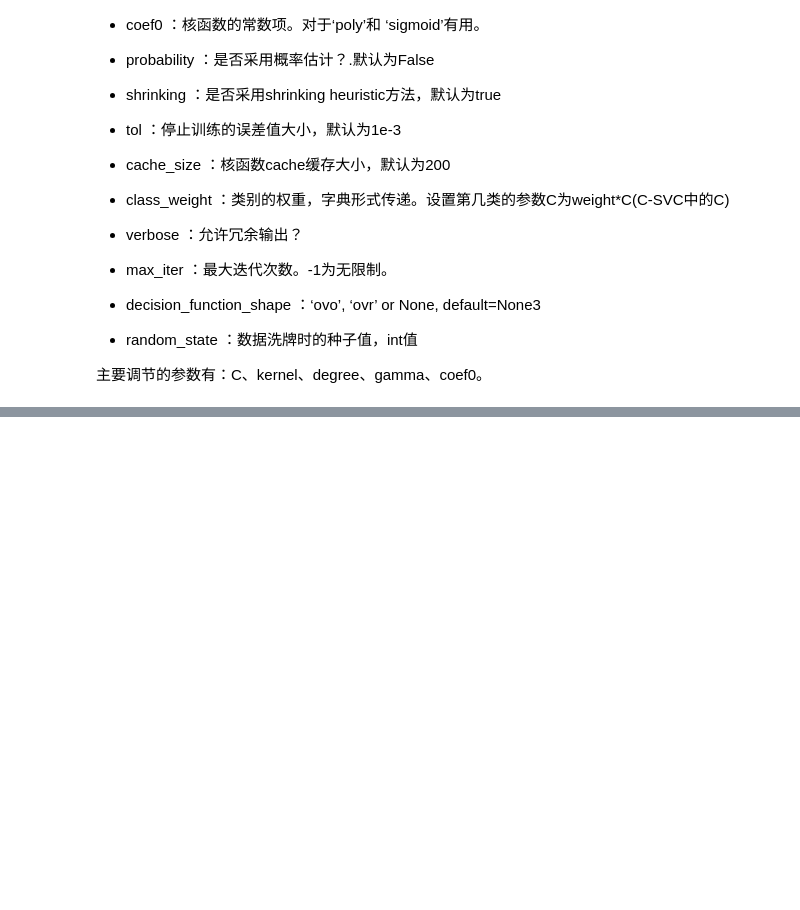
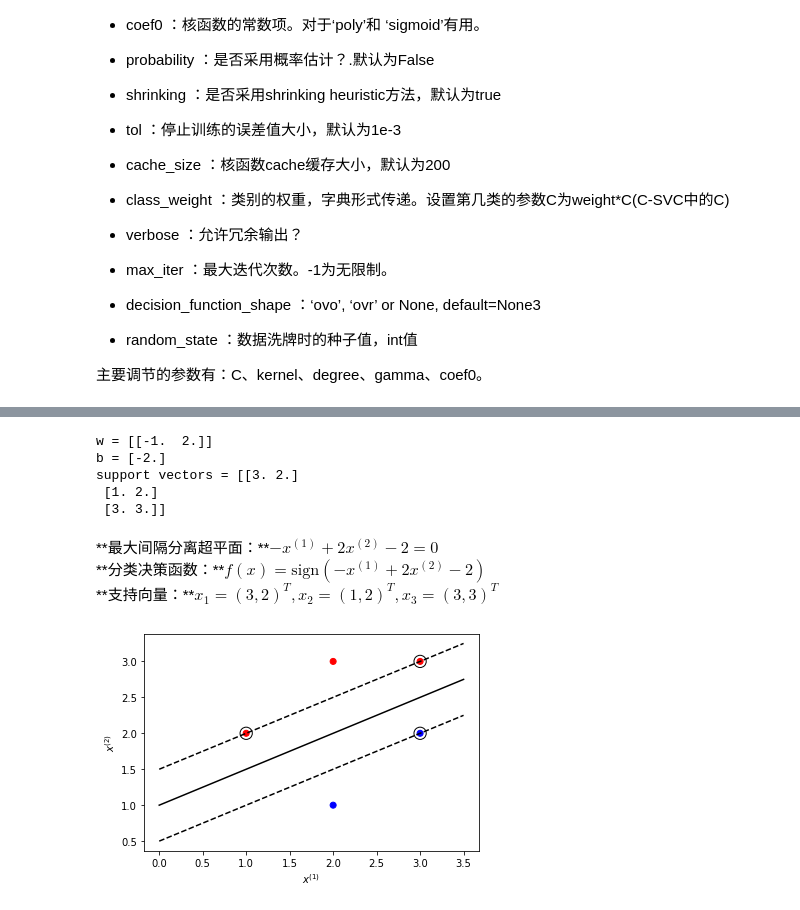
Before and after one commit to fengdu78/lihang-code, a Jupyter notebook: 第07章 支持向量机/7.support-vector-machine.ipynb, the cells around one changed output, grey strips where cells are left out. Drawn from its saved outputs; the diff is of its cells as text; code cells hidden in the pictures; blank space fills up the shorter version.

```diff
--- a/第07章 支持向量机/7.support-vector-machine.ipynb
+++ b/第07章 支持向量机/7.support-vector-machine.ipynb
@@ -480,0 +520,60 @@ C越大，相当于惩罚松弛变量，希望松弛变量接近0，即对误分
+# %%
+%matplotlib inline
+from sklearn.svm import SVC
+
+# 加载数据
+X = [[1, 2], [2, 3], [3, 3], [2, 1], [3, 2]]
+y = [1, 1, 1, -1, -1]
+
+# 训练SVM模型
+clf = SVC(kernel='linear', C=10000)
+clf.fit(X, y)
+
+print("w =", clf.coef_)
+print("b =", clf.intercept_)
+print("support vectors =", clf.support_vectors_)
+# %% [output]
+w = [[-1.  2.]]
+b = [-2.]
+support vectors = [[3. 2.]
+ [1. 2.]
+ [3. 3.]]
+# %% [markdown]
+**最大间隔分离超平面：**$-x^{(1)}+2x^{(2)}-2=0$
+**分类决策函数：**$f(x)=\text{sign}(-x^{(1)}+2x^{(2)}-2)$
+**支持向量：**$x_1=(3,2)^T,x_2=(1,2)^T, x_3=(3,3)^T$
+# %%
+import matplotlib.pyplot as plt
+import numpy as np
+
+# 绘制数据点
+color_seq = ['red' if v == 1 else 'blue' for v in y]
+plt.scatter([i[0] for i in X], [i[1] for i in X], c=color_seq)
+# 得到x轴的所有点
+xaxis = np.linspace(0, 3.5)
+w = clf.coef_[0]
+# 计算斜率
+a = -w[0] / w[1]
+# 得到分离超平面
+y_sep = a * xaxis - (clf.intercept_[0]) / w[1]
+# 下边界超平面
+b = clf.support_vectors_[0]
+yy_down = a * xaxis + (b[1] - a * b[0])
+# 上边界超平面
+b = clf.support_vectors_[-1]
+yy_up = a * xaxis + (b[1] - a * b[0])
+# 绘制超平面
+plt.plot(xaxis, y_sep, 'k-')
+plt.plot(xaxis, yy_down, 'k--')
+plt.plot(xaxis, yy_up, 'k--')
+# 绘制支持向量
+plt.xlabel('$x^{(1)}$')
+plt.ylabel('$x^{(2)}$')
+plt.scatter(clf.support_vectors_[:, 0],
+            clf.support_vectors_[:, 1],
+            s=150,
+            facecolors='none',
+            edgecolors='k')
+plt.show()
+# %% [output]
+[figure, added]
```
Also changed, not shown: parts of 11 cells of this notebook, 16 other files.
